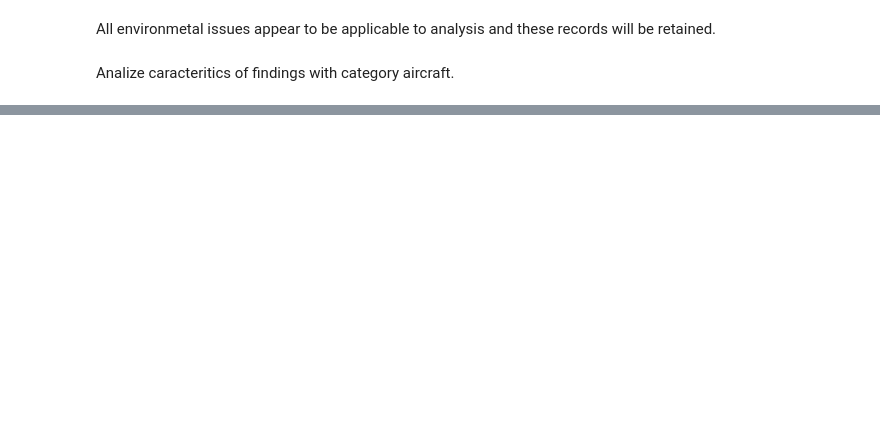
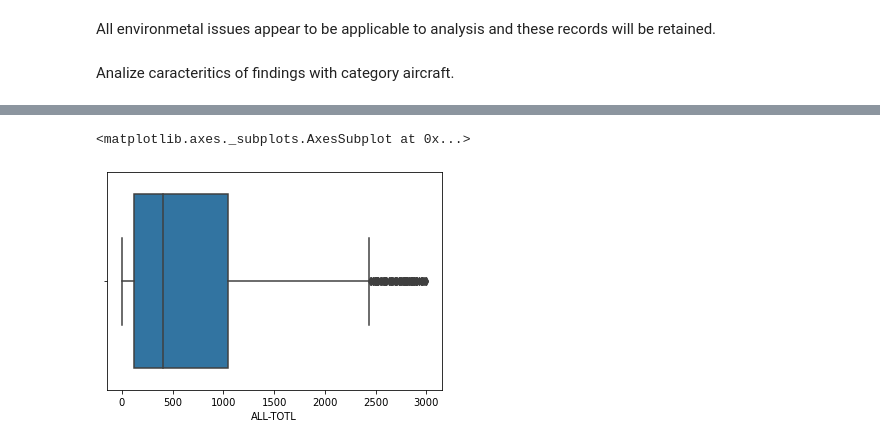
Before and after one commit to birr-data/capstone2, a Jupyter notebook: notebooks/1.4.1-mjg-data-wrangling2.ipynb, the cells around one changed output, grey strips where cells are left out. Saved outputs shown, nothing was run; the diff lists cells and outputs as text; code cells hidden in the pictures; blank space fills up the shorter version.

```diff
--- a/notebooks/1.4.1-mjg-data-wrangling2.ipynb
+++ b/notebooks/1.4.1-mjg-data-wrangling2.ipynb
@@ -470,15 +558,15 @@ env_records.mod_descript.unique()
 # %%
 #condense environmental mod_descripts
 
-cat_idx = combined.columns.get_loc('cat_descript')
-mod_idx = combined.columns.get_loc('mod_descript')
+cat_idx = df.columns.get_loc('cat_descript')
+mod_idx = df.columns.get_loc('mod_descript')
 
 for i in range (0, len(combined)):
-    if combined.iloc[i,cat_idx] == 'Environmental issues':
-        if combined.iloc[i, mod_idx] == 'Ability to respond/compensate':
-            combined.iloc[i, mod_idx] = 'Response/compensation'
-        elif combined.iloc[i, mod_idx] == 'Timing of related info':
-            combined.iloc[i, mod_idx] = 'Availability of related info'
+    if df.iloc[i,cat_idx] == 'Environmental issues':
+        if df.iloc[i, mod_idx] == 'Ability to respond/compensate':
+            df.iloc[i, mod_idx] = 'Response/compensation'
+        elif df.iloc[i, mod_idx] == 'Timing of related info':
+            df.iloc[i, mod_idx] = 'Availability of related info'
 # %% [markdown]
 All environmetal issues appear to be applicable to analysis and these records will be retained.
 # %% [markdown]
@@ -534,0 +735,3 @@ personnel_records.sample(10)
+# %%
+ac = df[df['subsec_descript'] == 'Aircraft control']['ALL-TOTL']
+ac.head()
@@ -534,0 +745,5 @@ personnel_records.sample(10)
+# %%
+lister = ac[ac >=3000].index
+
+ac.drop(lister, inplace = True)
+ac.describe()
@@ -534,0 +764,5 @@ personnel_records.sample(10)
+# %%
+sns.boxplot(ac)
+# %% [output]
+<matplotlib.axes._subplots.AxesSubplot at 0x...>
+[figure, added]
```
Also changed, not shown: parts of 41 cells of this notebook.
